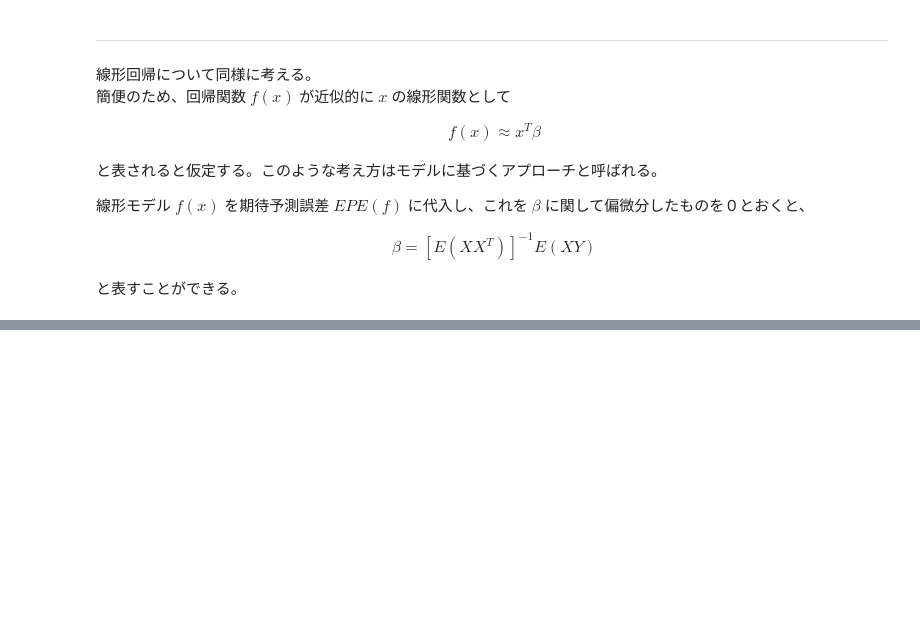
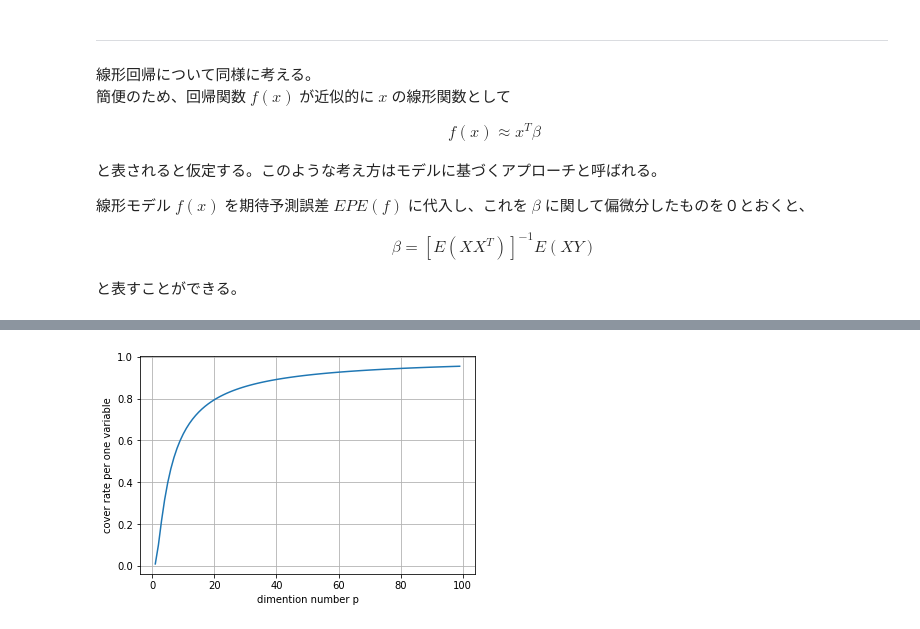
Before and after one commit to YouheiKomakine/pytorch-code-examples, a Jupyter notebook: The_Elements_of_Statistical_Learning/ESL_2.ipynb, the cells around one changed output, grey strips where cells are left out. Saved outputs shown, nothing was run; the diff lists cells and outputs as text; code cells hidden in the pictures; blank space fills up the shorter version.

```diff
--- a/The_Elements_of_Statistical_Learning/ESL_2.ipynb
+++ b/The_Elements_of_Statistical_Learning/ESL_2.ipynb
@@ -298,0 +369,16 @@ f(x) \approx x^{T}\beta
+# %%
+import numpy as np
+import matplotlib.pyplot as plt
+
+def vol_rate(p, r=0.01):
+    return np.power(r,1/p)
+
+X = np.arange(1,100,1)
+
+plt.plot(X,vol_rate(X))
+plt.xlabel("dimention number p")
+plt.ylabel("cover rate per one variable")
+plt.grid()
+plt.show()
+# %% [output]
+[figure, added]
```
Also changed, not shown: parts of 7 cells of this notebook.
